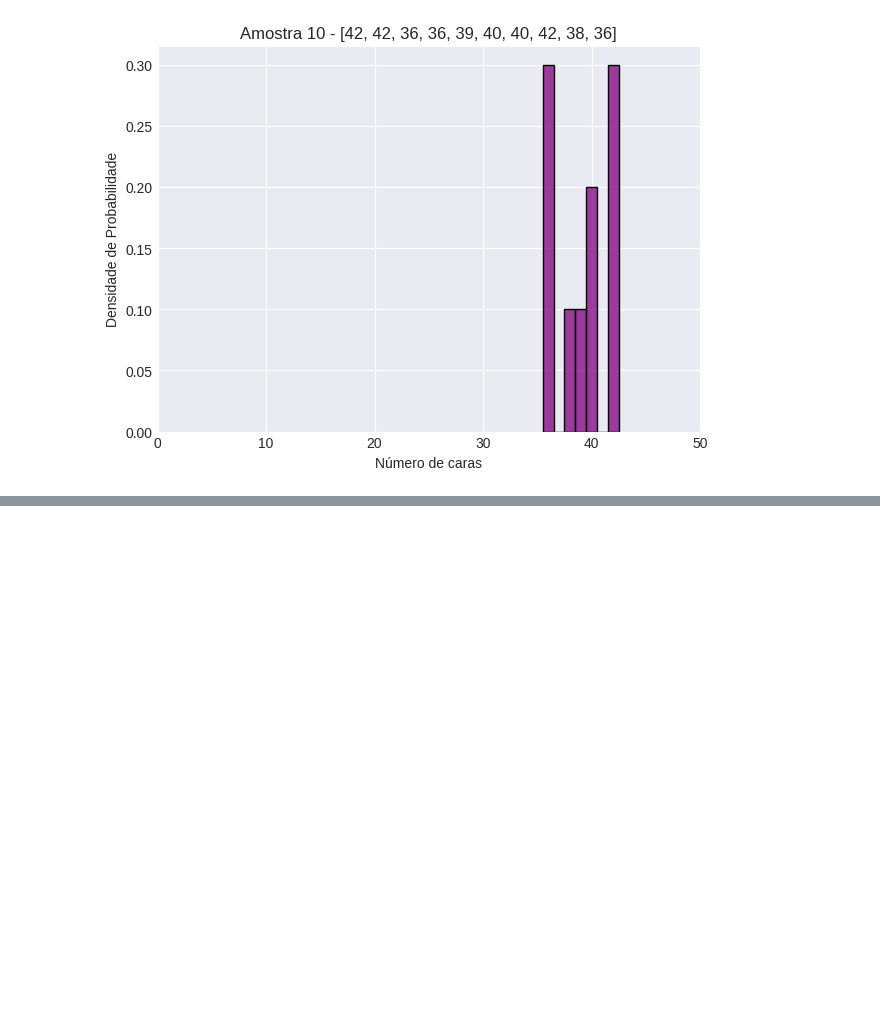
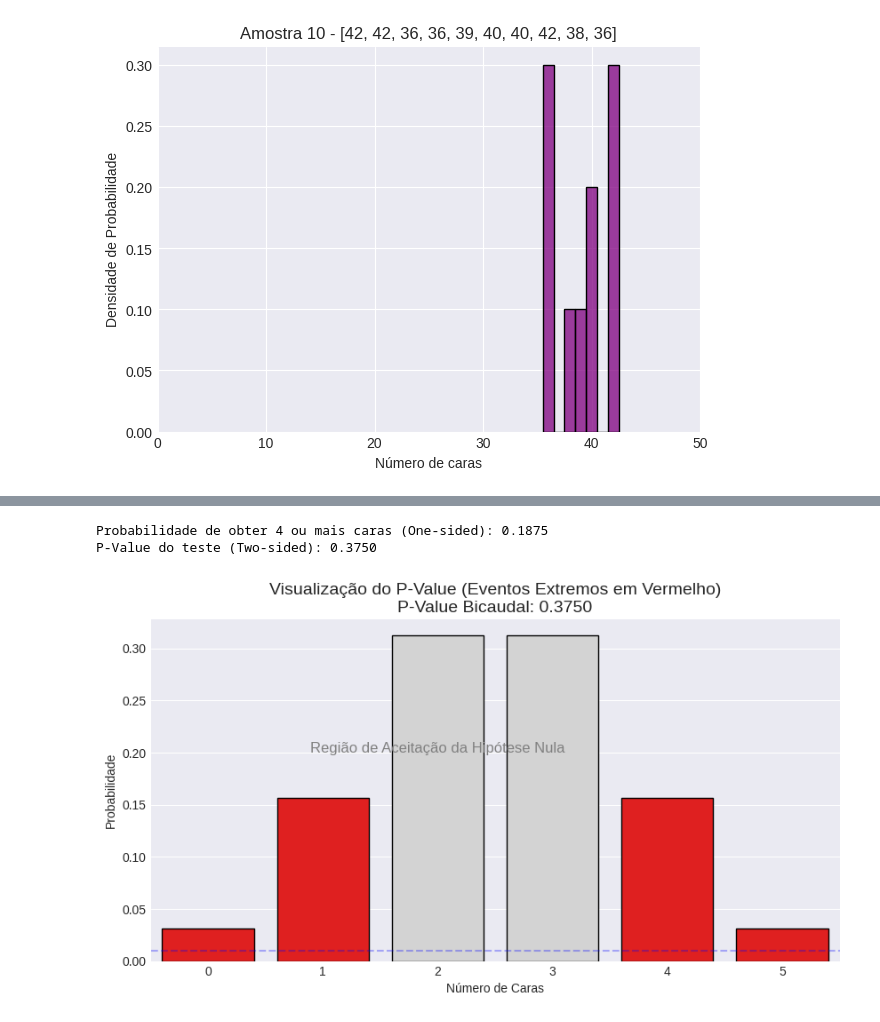
Before and after one commit to samuel06santos/Statistics-LLM, a Jupyter notebook: BBC_articles_fulltext_and_category_Atividade.ipynb, the cells around one changed output, grey strips where cells are left out. Cells and saved outputs as stored; diff of their text form; code cells hidden in the pictures; blank space fills up the shorter version.

```diff
--- a/BBC_articles_fulltext_and_category_Atividade.ipynb
+++ b/BBC_articles_fulltext_and_category_Atividade.ipynb
@@ -707,0 +1052,28 @@ for num in list(range(1, 11)):
+# %%
+# 1. Calcular probabilidade dos eventos extremos (4 ou 5 caras)
+# P(X >= 4)
+p_value_one_sided = stats.binom.sf(k_observado - 1, n_lancamentos, p_justa)
+
+p_value_two_sided = p_value_one_sided * 2
+
+print(f"Probabilidade de obter 4 ou mais caras (One-sided): {p_value_one_sided:.4f}")
+print(f"P-Value do teste (Two-sided): {p_value_two_sided:.4f}")
+
+plt.figure(figsize=(10, 5))
+
+cores = ['red' if (x >= k_observado or x <= (n_lancamentos - k_observado)) else 'lightgrey' for x in df_dist['Caras']]
+
+ax = sns.barplot(data=df_dist, x='Caras', y='Probabilidade', palette=cores, edgecolor='black')
+
+plt.title(f'Visualização do P-Value (Eventos Extremos em Vermelho)\nP-Value Bicaudal: {p_value_two_sided:.4f}', fontsize=14)
+plt.ylabel('Probabilidade')
+plt.xlabel('Número de Caras')
+
+plt.axhline(y=0.01, color='blue', linestyle='--', alpha=0.3)
+plt.text(2, 0.20, 'Região de Aceitação da Hipótese Nula', ha='center', color='grey', fontsize=12)
+
+plt.show()
+# %% [output]
+Probabilidade de obter 4 ou mais caras (One-sided): 0.1875
+P-Value do teste (Two-sided): 0.3750
+[figure, added]
```
Also changed, not shown: parts of 47 cells of this notebook.
